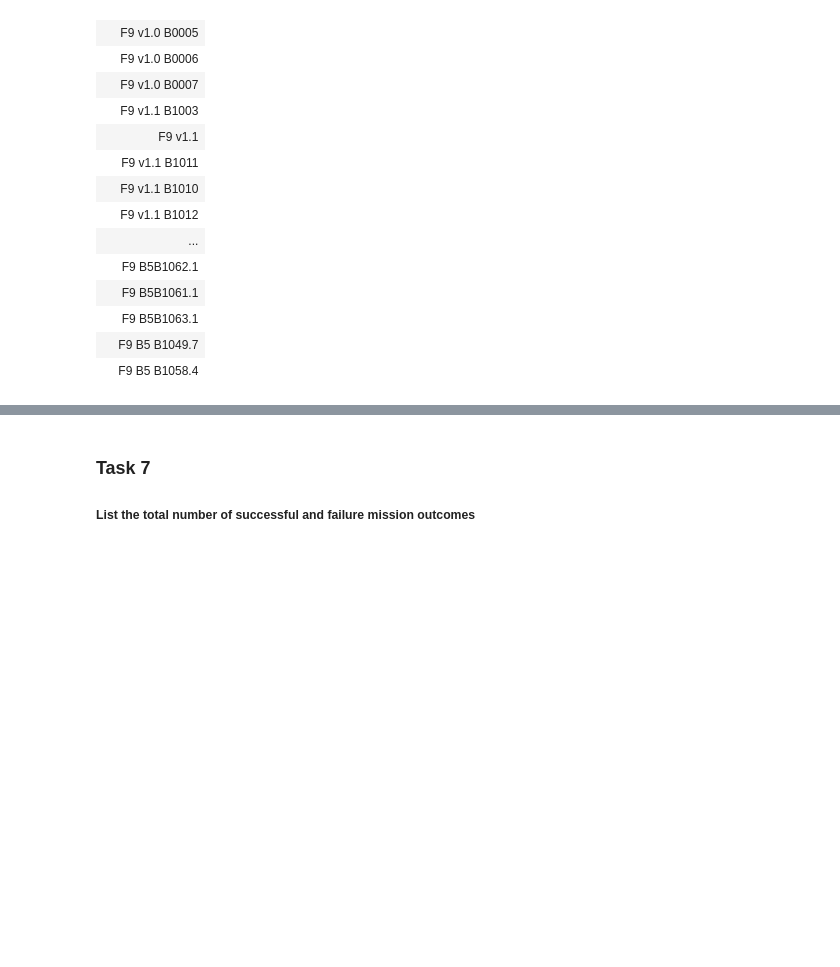
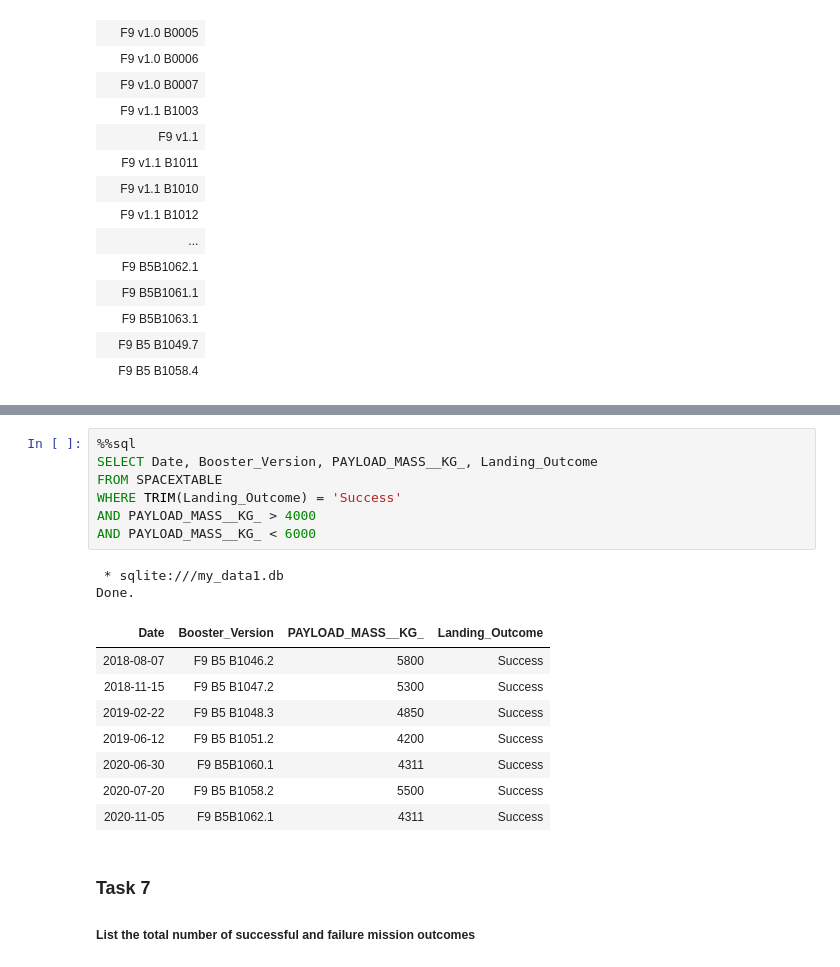
Before and after one commit to hokuamadata/spacex-falcon9-landing-prediction, a Jupyter notebook: 04_eda_sql_sqllite.ipynb, the cells around one changed output, grey strips where cells are left out. Drawn from its saved outputs; the diff is of its cells as text; blank space fills up the shorter version.

```diff
--- a/04_eda_sql_sqllite.ipynb
+++ b/04_eda_sql_sqllite.ipynb
@@ -262,6 +340,24 @@ Done.
 | F9 FT B1026 | 4600 | Success (drone ship) |
 | F9 FT B1021.2 | 5300 | Success (drone ship) |
 | F9 FT B1031.2 | 5200 | Success (drone ship) |
+# %%
+%%sql
+SELECT Date, Booster_Version, PAYLOAD_MASS__KG_, Landing_Outcome
+FROM SPACEXTABLE
+WHERE TRIM(Landing_Outcome) = 'Success'
+AND PAYLOAD_MASS__KG_ > 4000
+AND PAYLOAD_MASS__KG_ < 6000
+# %% [output]
+ * sqlite:///my_data1.db
+Done.
+| Date | Booster_Version | PAYLOAD_MASS__KG_ | Landing_Outcome |
+| 2018-08-07 | F9 B5 B1046.2 | 5800 | Success |
+| 2018-11-15 | F9 B5 B1047.2 | 5300 | Success |
+| 2019-02-22 | F9 B5 B1048.3 | 4850 | Success |
+| 2019-06-12 | F9 B5 B1051.2 | 4200 | Success |
+| 2020-06-30 | F9 B5B1060.1 | 4311 | Success |
+| 2020-07-20 | F9 B5 B1058.2 | 5500 | Success |
+| 2020-11-05 | F9 B5B1062.1 | 4311 | Success |
 # %% [markdown]
 ### Task 7
 
```
Also changed, not shown: parts of 20 cells of this notebook.
